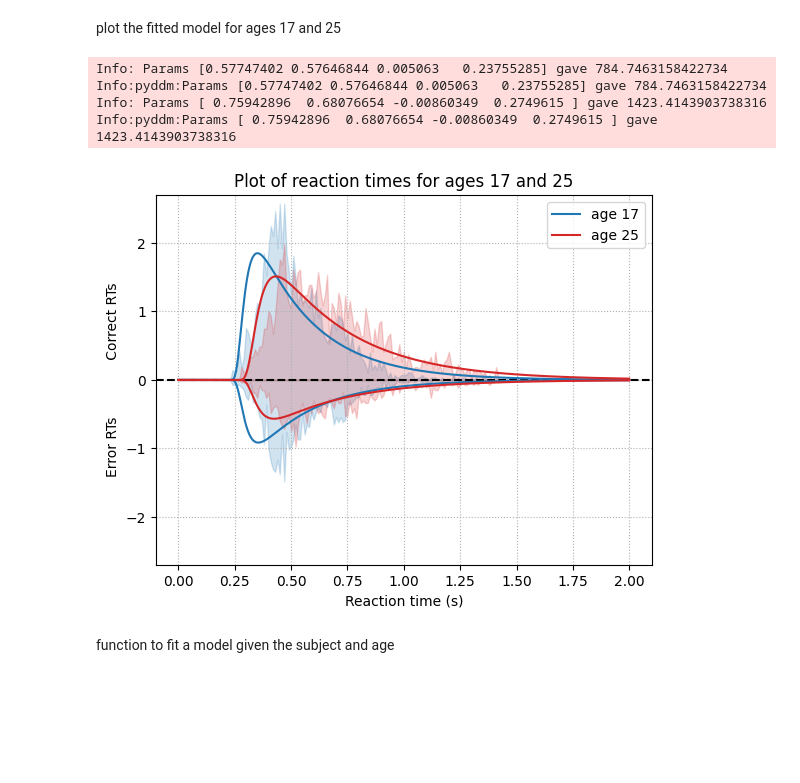
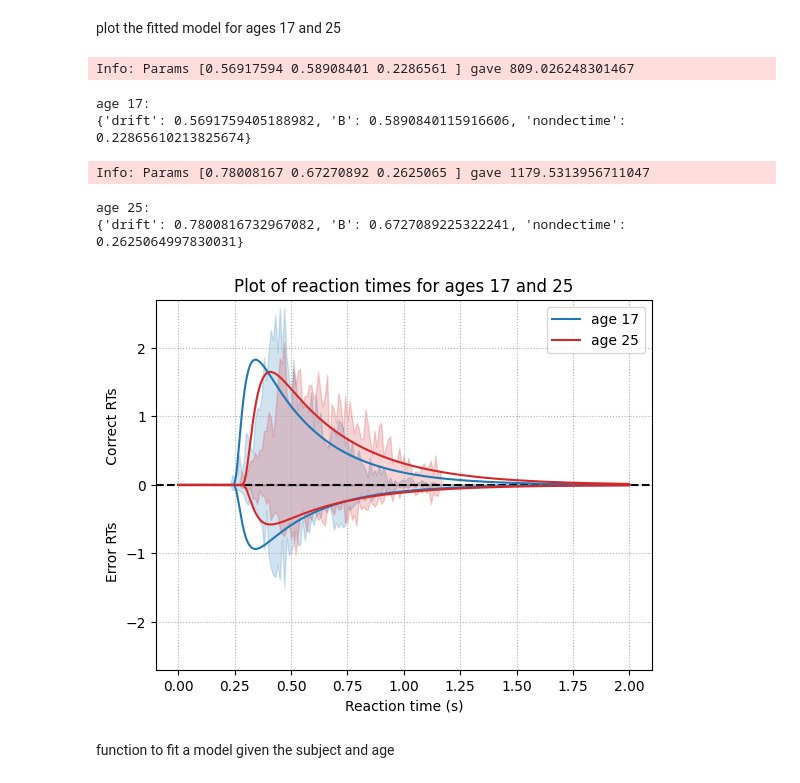
Before and after one commit to konjiii/cog_mod_final_assignment, a Jupyter notebook: ddm.ipynb, the cells around one changed output. Drawn from its saved outputs; the diff is of its cells as text; code cells hidden in the pictures; blank space fills up the shorter version.

```diff
--- a/ddm.ipynb
+++ b/ddm.ipynb
@@ -13,6 +16,7 @@ from tqdm import tqdm
 # %% [markdown]
 # load data
 # %%
-df_raw = pd.read_csv("dataset-9 - Copy.tsv", sep="\t")
+df_raw = pd.read_csv("dataset-9.tsv", sep="\t")
+print(len(df_raw))
 df_raw.head()
 # %% [output]
@@ -38,12 +44,13 @@ plt.show()
 # %% [markdown]
 dataset without outliers
 # %%
+# histogram without outliers
+# filter out the outliers based on the interquartile range
+Q1, Q3 = df_raw["rt"].quantile([0.25, 0.75])
+IQR = Q3 - Q1
+df = df_raw[(df_raw["rt"] > Q1 - 1.5*IQR) & (df_raw["rt"] < Q3 + 1.5*IQR)].copy()
+
 plt.grid(True, linestyle=":")
-# filter out the outliers based on zscore
-mean = df_raw["rt"].mean()
-std_dev = df_raw["rt"].std()
-df_raw["zscore"] = (df_raw["rt"] - mean) / std_dev
-df = df_raw[df_raw["zscore"].abs() <= 3].copy()
 plt.hist(df["rt"], bins=1000)
 plt.title("Reaction time histogram without outliers")
 plt.xlabel("Reaction time (s)")
@@ -201,16 +260,21 @@ plot the fitted model for ages 17 and 25
 m = pyddm.Model(
     drift=pyddm.DriftConstant(drift=pyddm.Fittable(minval=-5, maxval=5)),
     bound=pyddm.BoundConstant(B=pyddm.Fittable(minval=0.1, maxval=2)),
-    IC=ICPointSideBias(x0=pyddm.Fittable(minval=-.1, maxval=.1)),
     overlay=pyddm.OverlayNonDecision(nondectime=pyddm.Fittable(minval=0, maxval=.5)),
+    dt=0.001,
     )
 
 sample = pyddm.Sample.from_pandas_dataframe(df_17, rt_column_name="rt", choice_column_name="correct")
 pyddm.fit_adjust_model(model=m, sample=sample, lossfunction=pyddm.LossRobustLikelihood, verbose=False)
+
+print("age 17:")
+# print the parameter names with their corresponding values
+print({name: float(parameter) for name, parameter in zip(m.get_model_parameter_names(), m.get_model_parameters())})
+
 plt.grid(True, linestyle=":")
 plt.axhline(0, color="black", linestyle="--")
-plt.plot(m.t_domain(), m.solve(conditions={"S": "right"}).pdf("correct"), color="tab:blue", label="age 17")
-plt.plot(m.t_domain(), -1 * m.solve(conditions={"S": "right"}).pdf("error"), color="tab:blue")
+plt.plot(m.t_domain(), m.solve().pdf("correct"), color="tab:blue", label="age 17")
+plt.plot(m.t_domain(), -1 * m.solve().pdf("error"), color="tab:blue")
 plt.fill_between(
     sample.t_domain(), sample.pdf("correct"), color="tab:blue",
     alpha=0.2
@@ -220,41 +284,47 @@ plt.fill_between(
     alpha=0.2
     )
 
 # age 25
 m = pyddm.Model(
     drift=pyddm.DriftConstant(drift=pyddm.Fittable(minval=-5, maxval=5)),
     bound=pyddm.BoundConstant(B=pyddm.Fittable(minval=0.1, maxval=2)),
-    IC=ICPointSideBias(x0=pyddm.Fittable(minval=-.1, maxval=.1)),
     overlay=pyddm.OverlayNonDecision(nondectime=pyddm.Fittable(minval=0, maxval=.5)),
+    dt=0.001,
     )
 
 sample = pyddm.Sample.from_pandas_dataframe(df_25, rt_column_name="rt", choice_column_name="correct")
 pyddm.fit_adjust_model(model=m, sample=sample, lossfunction=pyddm.LossRobustLikelihood, verbose=False)
 
-plt.plot(m.t_domain(), m.solve(conditions={"S": "right"}).pdf("correct"), color="tab:red", label="age 25")
-plt.plot(m.t_domain(), -1 * m.solve(conditions={"S": "right"}).pdf("error"), color="tab:red")
+print("age 25:")
+# print the parameter names with their corresponding values
+print({name: float(parameter) for name, parameter in zip(m.get_model_parameter_names(), m.get_model_parameters())})
+
+plt.plot(m.t_domain(), m.solve().pdf("correct"), color="tab:red", label="age 25")
+plt.plot(m.t_domain(), -1 * m.solve().pdf("error"), color="tab:red")
 plt.fill_between(
     sample.t_domain(), sample.pdf("correct"), color="tab:red",
     alpha=0.2
     )
 plt.fill_between(
     sample.t_domain(), -1 * sample.pdf("error"), color="tab:red",
     alpha=0.2
     )
 
 # plot
 plt.ylim(-2.7, 2.7)
 plt.legend()
 plt.title("Plot of reaction times for ages 17 and 25")
 plt.xlabel("Reaction time (s)")
 plt.ylabel("Error RTs             Correct RTs")
 plt.show()
 # %% [output]
-Info: Params [0.57747402 0.57646844 0.005063   0.23755285] gave 784.7463158422734
-Info:pyddm:Params [0.57747402 0.57646844 0.005063   0.23755285] gave 784.7463158422734
-Info: Params [ 0.75942896  0.68076654 -0.00860349  0.2749615 ] gave 1423.4143903738316
-Info:pyddm:Params [ 0.75942896  0.68076654 -0.00860349  0.2749615 ] gave 1423.4143903738316
+Info: Params [0.56917594 0.58908401 0.2286561 ] gave 809.026248301467
+age 17:
+{'drift': 0.5691759405188982, 'B': 0.5890840115916606, 'nondectime': 0.22865610213825674}
+Info: Params [0.78008167 0.67270892 0.2625065 ] gave 1179.5313956711047
+age 25:
+{'drift': 0.7800816732967082, 'B': 0.6727089225322241, 'nondectime': 0.2625064997830031}
-[figure, old version]
+[figure, new version]
 # %% [markdown]
 function to fit a model given the subject and age
 # %%
```
Also changed, not shown: parts of 15 cells of this notebook, 1 other file.
